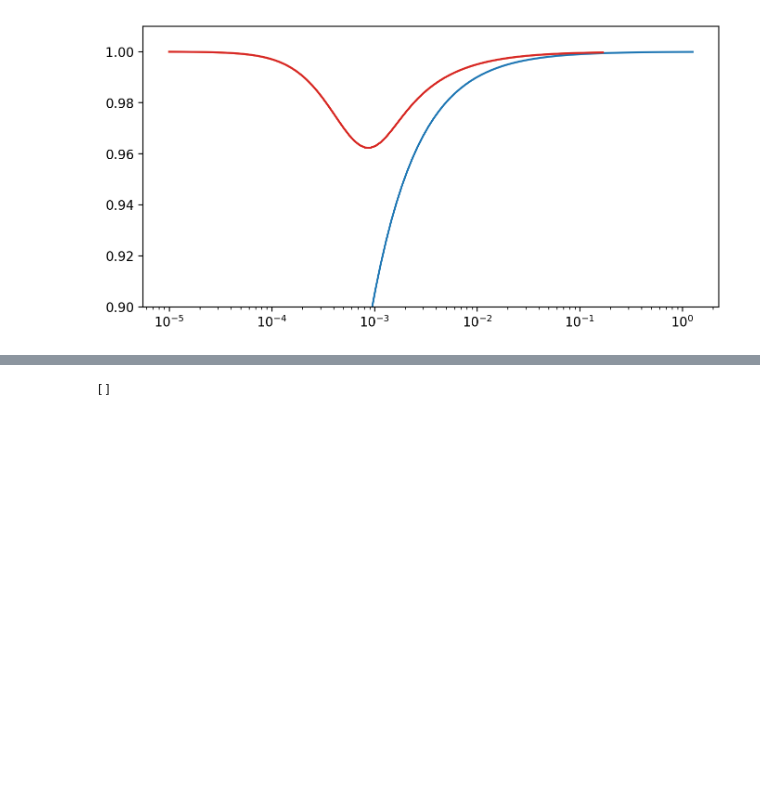
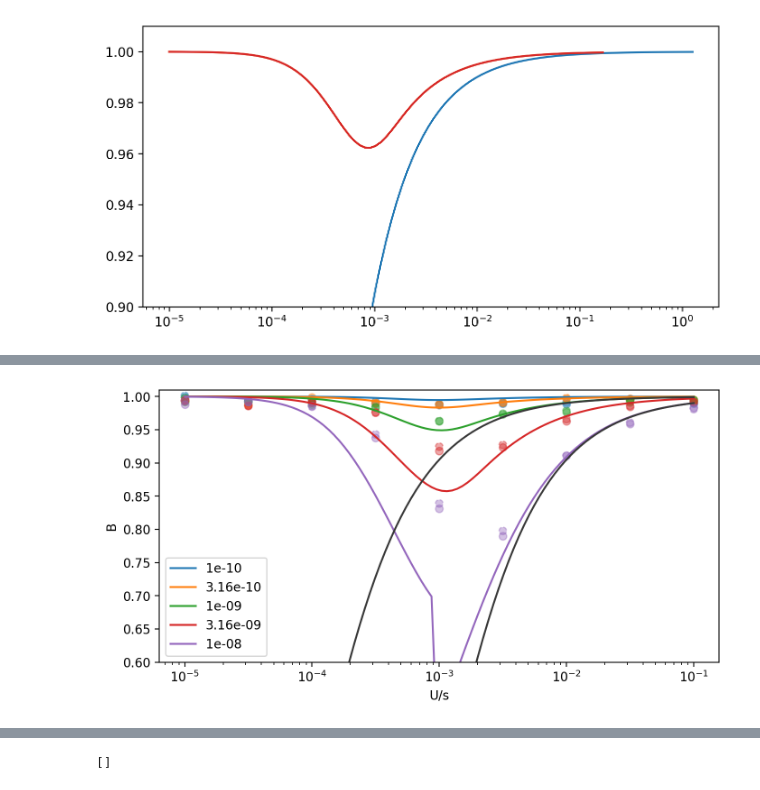
Before and after one commit to vsbuffalo/bprime, a Jupyter notebook: notebooks/region_simulations.ipynb, the cells around one changed output, grey strips where cells are left out. Drawn from its saved outputs; the diff is of its cells as text; code cells hidden in the pictures; blank space fills up the shorter version.

```diff
--- a/notebooks/region_simulations.ipynb
+++ b/notebooks/region_simulations.ipynb
@@ -170,0 +284,91 @@ Text(0.5, 0, 'U/s')
+# %%
+import warnings
+@np.vectorize
+def bgs_segment_sc162(mu, sh, L, rbp, haploid_N, full_output=False, return_both=False):
+    """
+    Using a non-linear solver to solve the pair of S&C '16 equations and
+    report the results. return_both (outdated name) returns all the components
+    for pre-calculating these for segments. full_output is for debugging the
+    solver.
+    WARNING: to minimize errors, these equations are taken directly from
+    S&C '16, which is a *haploid* model. Hence, the population size
+    argument is called haploid_N -- to modify this for diploids, haploid_N = 2N.
+    """
+    N = haploid_N
+    U = 2*L*mu
+    Vm = U*sh**2
+    #start_T =  (np.exp(4*sh*N) - 1)/(4*U*sh*N)
+    start_T =  (np.exp(4*sh*N) - 1)/(2*U*sh*N)
+    def func(x):
+        T, Ne = x
+        #V = U*sh - sh/(T)
+        V = (U*sh - 2*sh/T)
+        VmV = Vm/V
+        Z = 1 - VmV
+        # this is S&C's equation for a haploid model — the V half that for the diplod model, hence the 0.5
+        Q2 = 0.5/(VmV * (VmV + L*rbp/2))
+        #Q2 = 1/(2*(1-Z)*(2-(2-L*rbp)*Z))
+        Q2 = -1/((-1 + Z)*(2 + (-2 + L*rbp)*Z))
+        new_T = (np.exp(4*sh*Ne) - 1)/(2*U*sh*Ne)  # NOTE: this must depend on Ne, not N!
+        #new_T = (np.exp(2*sh*Ne) - 1)/(2*U*sh*Ne)  # NOTE: this must depend on Ne, not N!
+        return [np.log(new_T) - np.log(T),
+                 np.log(N * np.exp(-V * Q2)) - np.log(Ne)] ## Factor of 2 here
+    out = fsolve(func, [start_T, N], full_output=True)
+    Ne = out[0][1]
+    T =  out[0][0]
+    if out[2] != 1:
+        warnings.warn(f"no solution found!? mu={mu}, sh={sh}, L={L}, rbp={rbp}; T={T}, Ne={Ne}")
+        V = U*sh
+        VmV = Vm/V
+        Z = 1 - VmV
+        Q2 = -1/((-1 + Z)*(2 + (-2 + L*rbp)*Z))
+        return N * np.exp(-V * Q2)
+    V = U*sh - sh/T
+    VmV = Vm/V
+    Z = 1 - VmV
+    Q2 = -1/((-1 + Z)*(2 + (-2 + L*rbp)*Z))
+    if full_output:
+        return out
+
+        return np.nan
+    if return_both:
+        return float(T), float(Ne), float(Q2), float(V), float(Vm), float(U)
+    return float(Ne)
+
+x = np.logspace(-5, -1, 100)
+
+fig, ax = plt.subplots()
+
+L = 100000
+mus = dg['mu'].unique()
+for mu in mus:
+    dgs = dg.loc[dg['mu'] == mu]
+
+    U = 2*mu*L
+    sh = dgs['sh'].values
+
+    rate = sh
+    col = next(ax._get_lines.prop_cycler)['color']
+    ax.scatter(rate, dgs['B_middle'],  c=col, alpha=0.4)
+    ax.scatter(rate, dgs['B'],  alpha=0.4, linestyle='dashed', c=col)
+    #lines = plt.plot(rate, dgs['B'], label=mu, alpha=0.4)
+
+    new_theory = np.array(bgs_segment_sc162(mu, x, L, rbp, 1000))/1000
+    #plt.plot(U/x, new_theory, label=mu)
+    ax.plot(x, new_theory, label=mu, c=col)
+
+mu = 1e-8
+bgs_theory = bgs_rec(mu, x, L, rbp)
+ax.plot(x, bgs_theory, c='0.22')
+
+mu = 1e-9
+bgs_theory = bgs_rec(mu, x, L, rbp)
+ax.plot(x, bgs_theory, c='0.22')
+
+ax.legend()
+ax.semilogx()
+ax.set_ylabel("B")
+ax.set_xlabel("U/s")
+ax.set_ylim(0.60, 1.01)
+#ax.set_xlim(1e-3, 120)
+# %% [output]
@@ -170,0 +376 @@ Text(0.5, 0, 'U/s')
+[figure, added]
```
Also changed, not shown: parts of 20 cells of this notebook.
